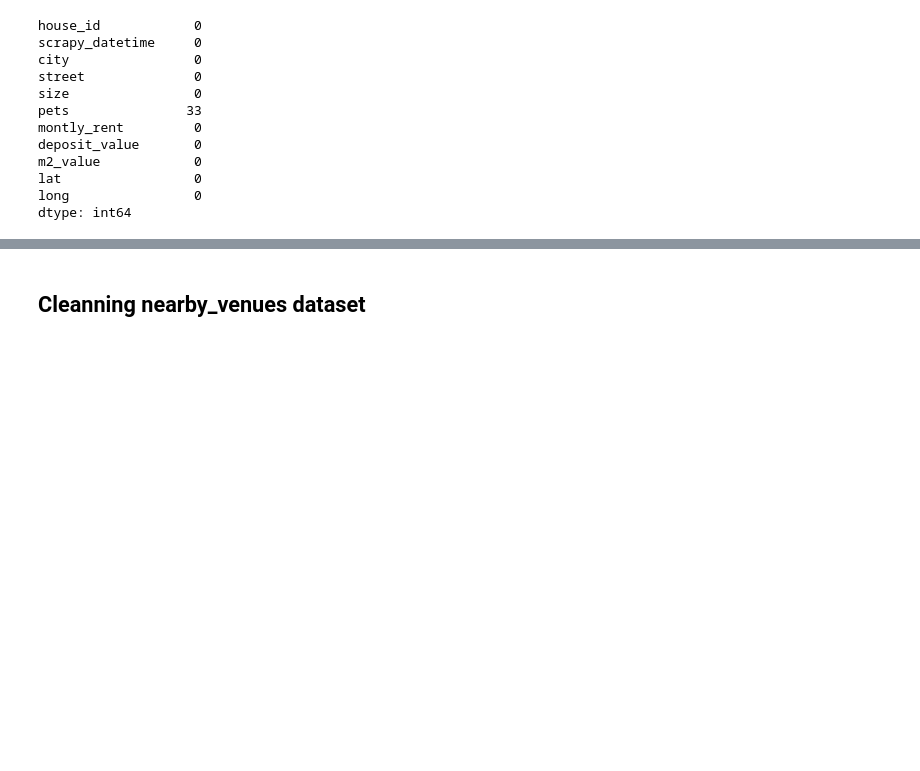
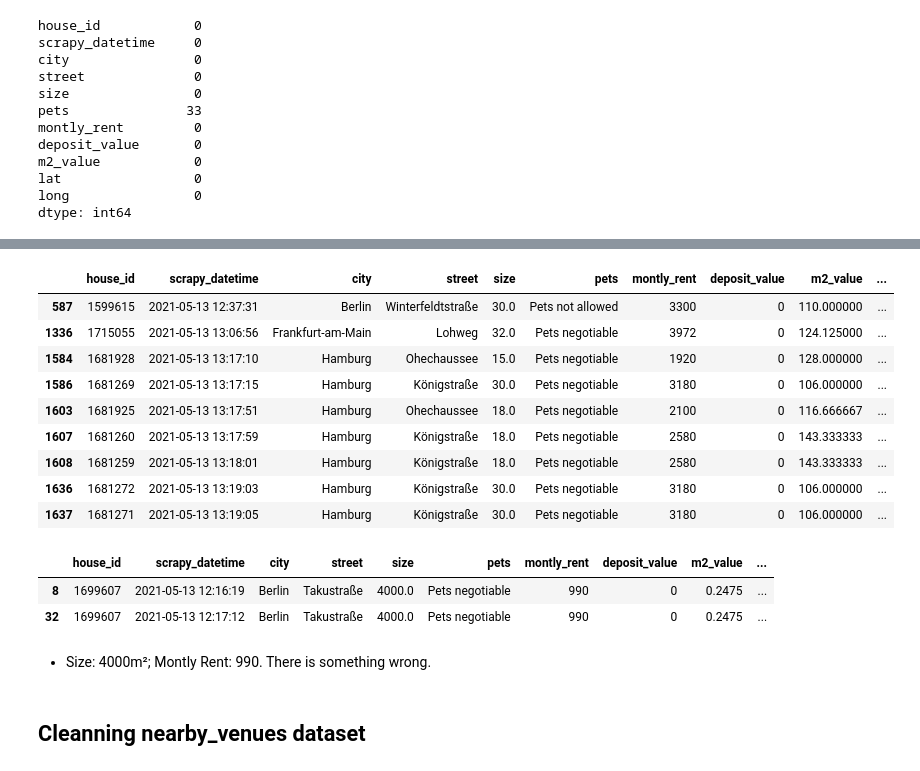
Before and after one commit to felipedmnq/houses-for-rent-Germany, a Jupyter notebook: notebooks/rent_houses_scraping_cleaning.ipynb, the cells around one changed output, grey strips where cells are left out. Drawn from its saved outputs; the diff is of its cells as text; code cells hidden in the pictures; blank space fills up the shorter version.

```diff
--- a/notebooks/rent_houses_scraping_cleaning.ipynb
+++ b/notebooks/rent_houses_scraping_cleaning.ipynb
@@ -123,0 +134,23 @@ df.drop_duplicates(inplace = True)
+# %%
+# Check for outliers
+# Montly rent max value
+display(df[df['m2_value'] > 100])
+
+# Montly rent min value
+display(df[df['m2_value'] < 5])
+# %% [output]
+|  | house_id | scrapy_datetime | city | street | size | pets | montly_rent | deposit_value | m2_value | ... |
+| 587 | 1599615 | 2021-05-13 12:37:31 | Berlin | Winterfeldtstraße | 30.0 | Pets not allowed | 3300 | 0 | 110.000000 | ... |
+| 1336 | 1715055 | 2021-05-13 13:06:56 | Frankfurt-am-Main | Lohweg | 32.0 | Pets negotiable | 3972 | 0 | 124.125000 | ... |
+| 1584 | 1681928 | 2021-05-13 13:17:10 | Hamburg | Ohechaussee | 15.0 | Pets negotiable | 1920 | 0 | 128.000000 | ... |
+| 1586 | 1681269 | 2021-05-13 13:17:15 | Hamburg | Königstraße | 30.0 | Pets negotiable | 3180 | 0 | 106.000000 | ... |
+| 1603 | 1681925 | 2021-05-13 13:17:51 | Hamburg | Ohechaussee | 18.0 | Pets negotiable | 2100 | 0 | 116.666667 | ... |
+| 1607 | 1681260 | 2021-05-13 13:17:59 | Hamburg | Königstraße | 18.0 | Pets negotiable | 2580 | 0 | 143.333333 | ... |
+| 1608 | 1681259 | 2021-05-13 13:18:01 | Hamburg | Königstraße | 18.0 | Pets negotiable | 2580 | 0 | 143.333333 | ... |
+| 1636 | 1681272 | 2021-05-13 13:19:03 | Hamburg | Königstraße | 30.0 | Pets negotiable | 3180 | 0 | 106.000000 | ... |
+| 1637 | 1681271 | 2021-05-13 13:19:05 | Hamburg | Königstraße | 30.0 | Pets negotiable | 3180 | 0 | 106.000000 | ... |
+|  | house_id | scrapy_datetime | city | street | size | pets | montly_rent | deposit_value | m2_value | ... |
+| 8 | 1699607 | 2021-05-13 12:16:19 | Berlin | Takustraße | 4000.0 | Pets negotiable | 990 | 0 | 0.2475 | ... |
+| 32 | 1699607 | 2021-05-13 12:17:12 | Berlin | Takustraße | 4000.0 | Pets negotiable | 990 | 0 | 0.2475 | ... |
+# %% [markdown]
+- Size: 4000m²; Montly Rent: 990. There is something wrong.
```
Also changed, not shown: parts of 3 cells of this notebook, 10 other files.
